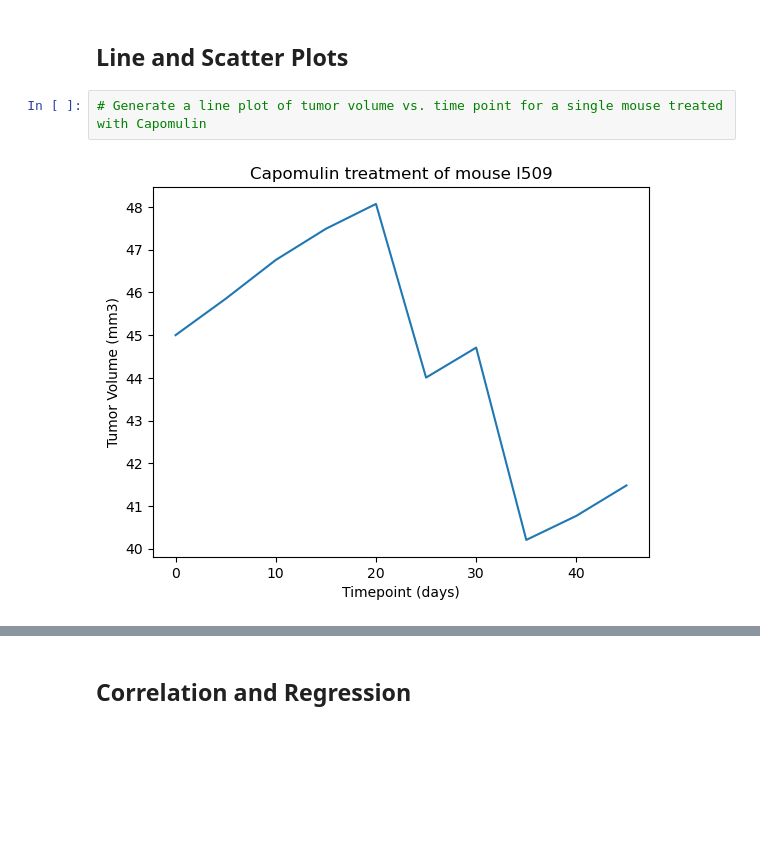
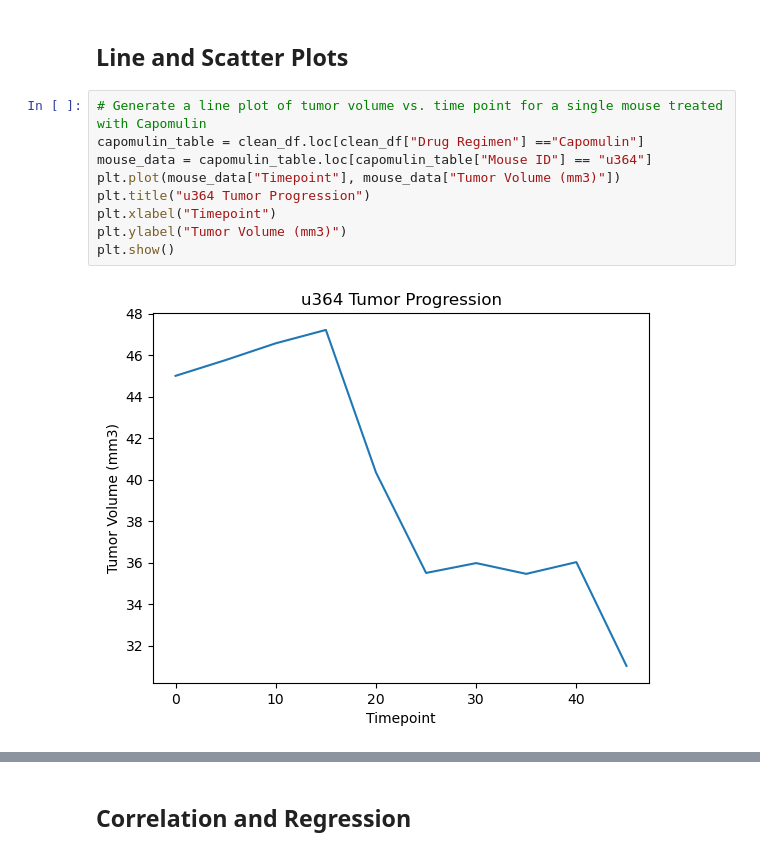
Before and after one commit to michaelpointek/matplotlib-challenge, a Jupyter notebook: MatPlotLib Module Challenge/Pymaceuticals/pymaceuticals_starter.ipynb, the cells around one changed output, grey strips where cells are left out. Saved outputs shown, nothing was run; the diff lists cells and outputs as text; blank space fills up the shorter version.

```diff
--- a/MatPlotLib Module Challenge/Pymaceuticals/pymaceuticals_starter.ipynb
+++ b/MatPlotLib Module Challenge/Pymaceuticals/pymaceuticals_starter.ipynb
@@ -223,5 +252,12 @@ Ceftamin's potential outliers: Series([], Name: Tumor Volume (mm3), dtype: float
 ## Line and Scatter Plots
 # %%
 # Generate a line plot of tumor volume vs. time point for a single mouse treated with Capomulin
+capomulin_table = clean_df.loc[clean_df["Drug Regimen"] =="Capomulin"]
+mouse_data = capomulin_table.loc[capomulin_table["Mouse ID"] == "u364"]
+plt.plot(mouse_data["Timepoint"], mouse_data["Tumor Volume (mm3)"])
+plt.title("u364 Tumor Progression")
+plt.xlabel("Timepoint")
+plt.ylabel("Tumor Volume (mm3)")
+plt.show()
 # %% [output]
-[figure, old version]
+[figure, new version]
```
Also changed, not shown: parts of 6 cells of this notebook.
